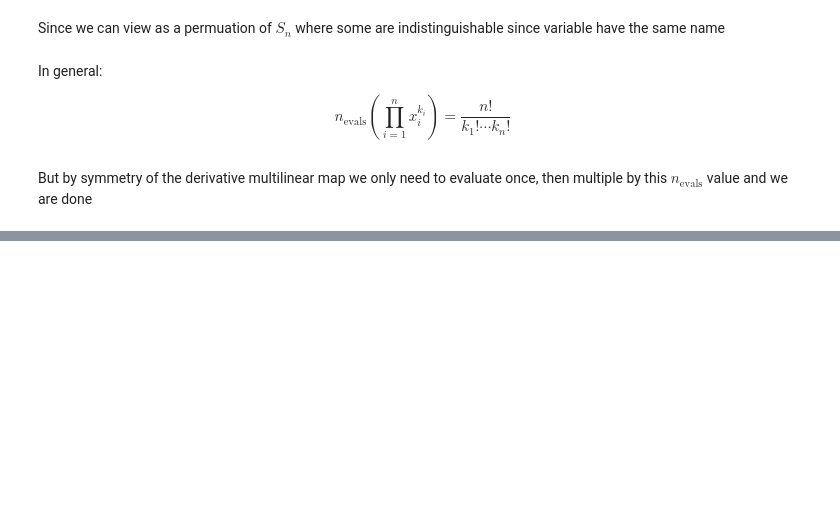
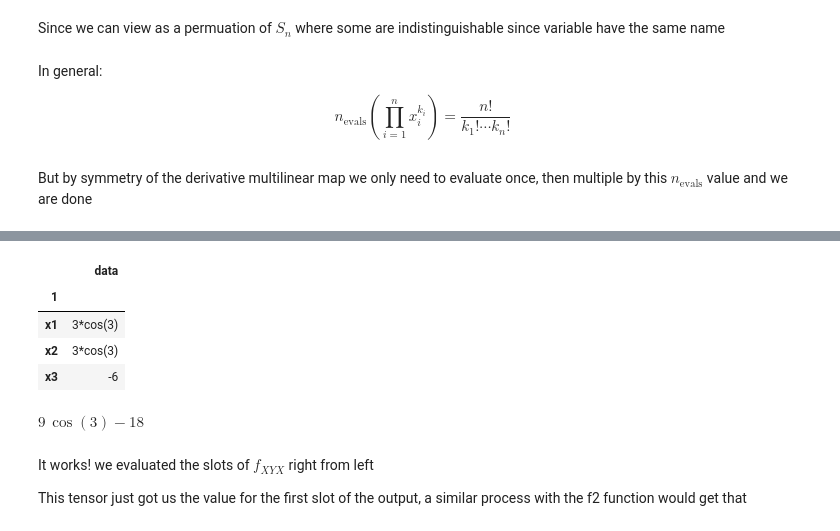
Before and after one commit to Matthew-Holmes/Bifurcations, a Jupyter notebook: notebooks/Implicit/Implicit Function Theorem.ipynb, the cells around one changed output, grey strips where cells are left out. Saved outputs shown, nothing was run; the diff lists cells and outputs as text; code cells hidden in the pictures; blank space fills up the shorter version.

```diff
--- a/notebooks/Implicit/Implicit Function Theorem.ipynb
+++ b/notebooks/Implicit/Implicit Function Theorem.ipynb
@@ -462,0 +533,16 @@ for i in range(3,-1,-1):
+# %%
+a.vec_mult(vec1).vec_mult(vec2).data
+# %% [output]
+|  | data |
+| 1 |  |
+| x1 | 3*cos(3) |
+| x2 | 3*cos(3) |
+| x3 | -6 |
+# %%
+lprint(a.vec_mult(vec1).vec_mult(vec2).vec_mult(vec3))
+# %% [output]
+$ 9 \, \cos\left(3\right) - 18 $
+# %% [markdown]
+It works! we evaluated the slots of $f_{XYX}$ right from left
+
+This tensor just got us the value for the first slot of the output, a similar process with the f2 function would get that
```
Also changed, not shown: parts of 48 cells of this notebook.
